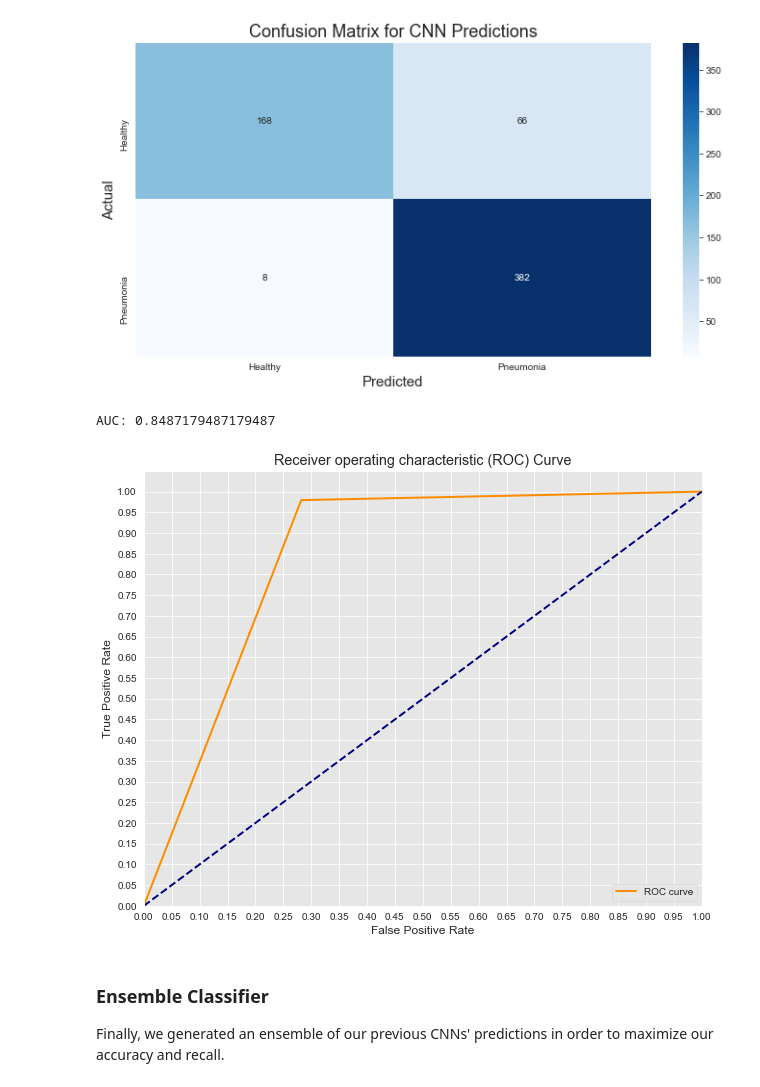
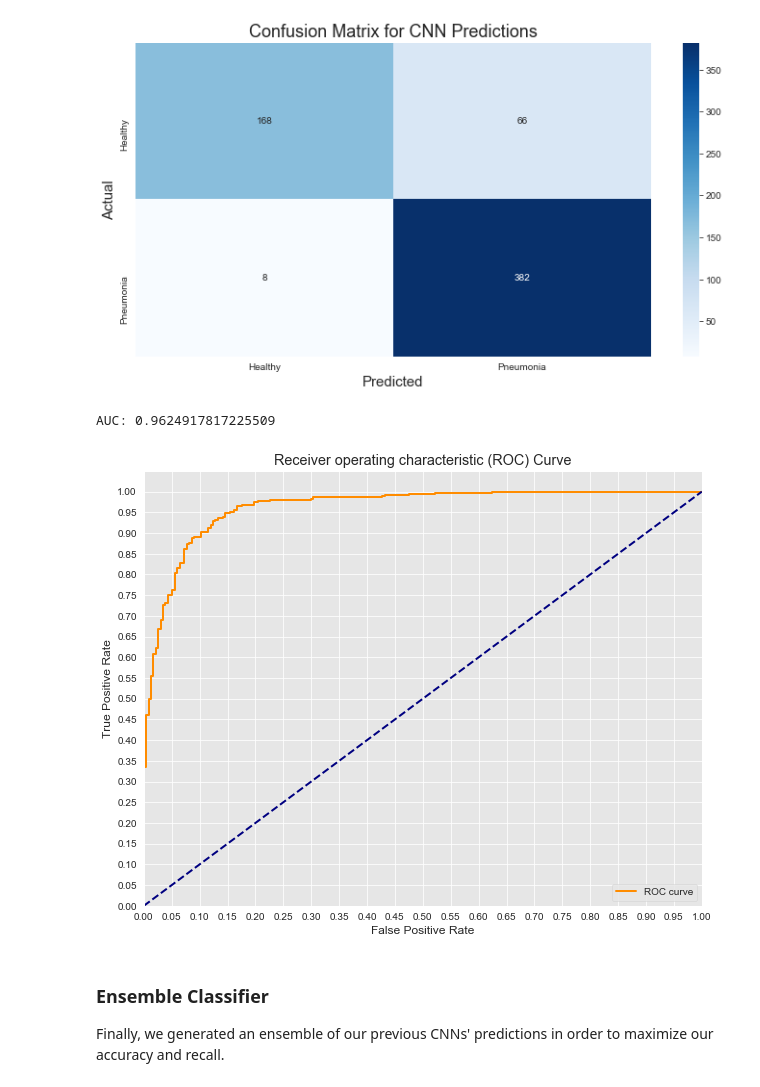
Before and after one commit to bagnine/Pnuemonia-image-classification, a Jupyter notebook: Index.ipynb, the cells around one changed output. Saved outputs shown, nothing was run; the diff lists cells and outputs as text; code cells hidden in the pictures.

```diff
--- a/Index.ipynb
+++ b/Index.ipynb
@@ -332,7 +329,7 @@ We hope that our cnn will be able to pull out those contours in the convolutions
 # %% [markdown]
 ## Importing our data for modeling
 # %%
-images = data.import_image_to_array('/../../chest_xray/',
+images = data.import_image_to_array('/src/data/',
          dir_names = ['train', 'test', 'val'],
          sub_dir_names = ['NORMAL', 'PNEUMONIA'],
          padding=False,
@@ -699,10 +696,10 @@ graphs.plot_cmatrix(y_test, predictions)
 # %%
 # Plotting the ROC curve of our predictions
 
-graphs.plot_roc_curve(y_test, predictions)
+graphs.plot_roc_curve(y_test, mobilemodel.predict(X_test))
 # %% [output]
-AUC: 0.8487179487179487
+AUC: 0.9624917817225509
-[figure, old version]
+[figure, new version]
 # %% [markdown]
 ### Ensemble Classifier
 
```
Also changed, not shown: parts of 7 cells of this notebook, 2 other files.
